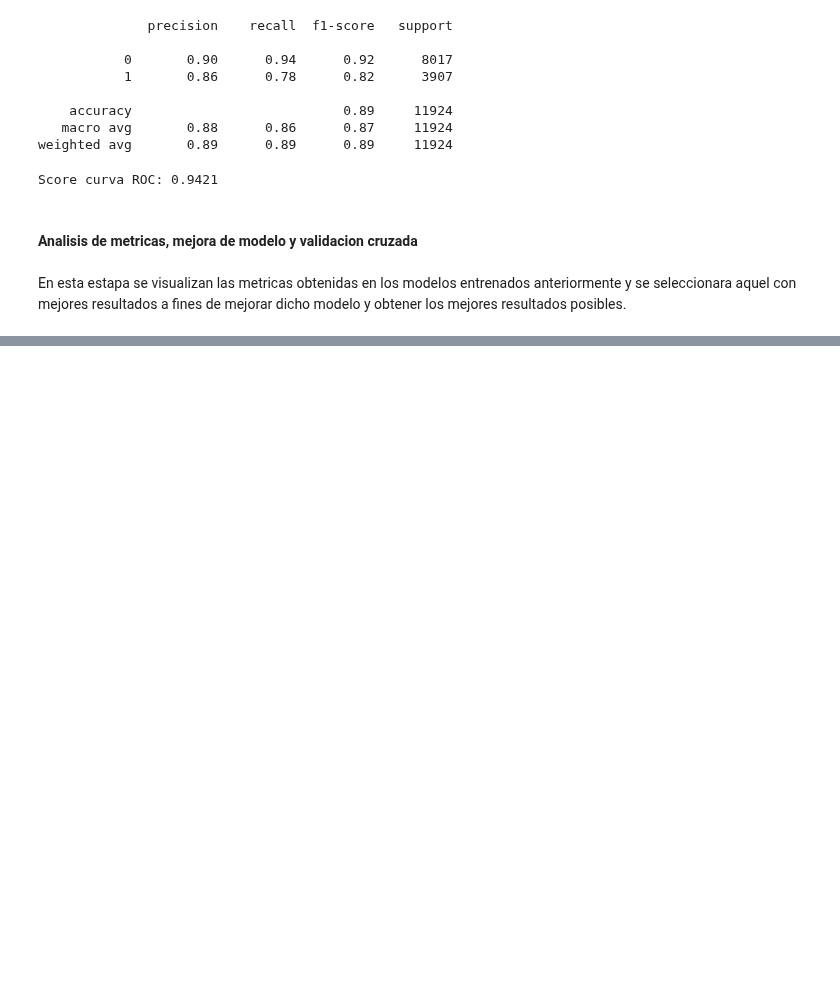
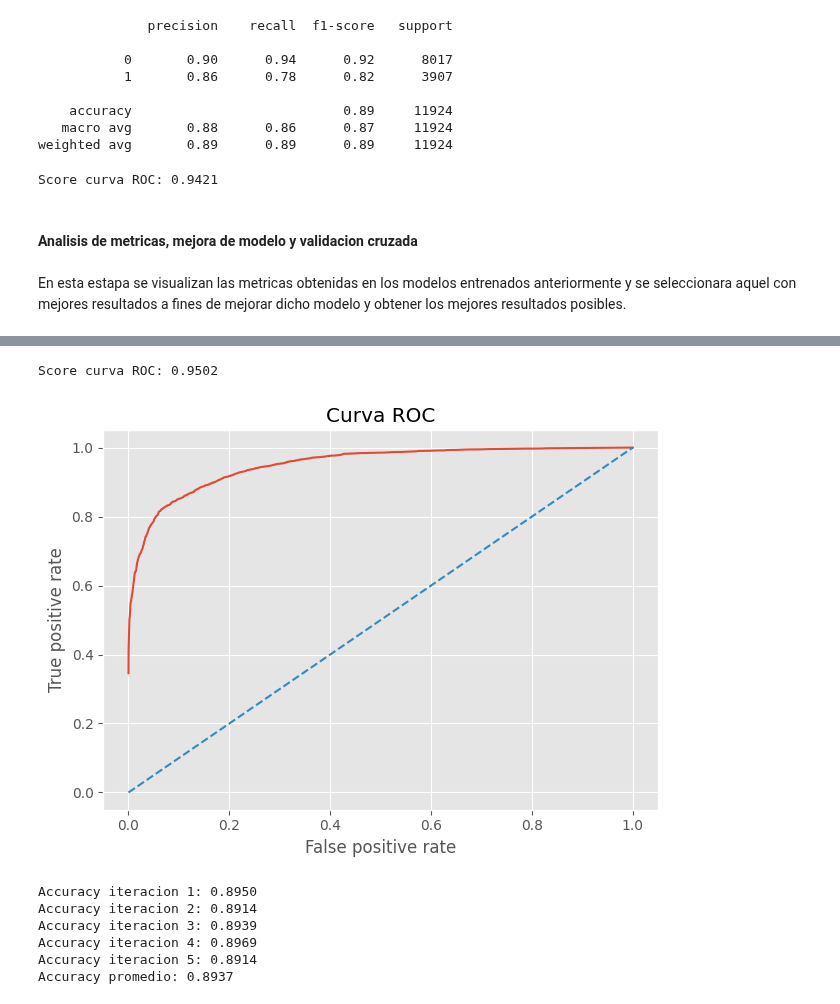
Before and after one commit to arielRas/CoderHouseDataScience-ProyectoFinal, a Jupyter notebook: Model.ipynb, the cells around one changed output, grey strips where cells are left out. Cells and saved outputs as stored; diff of their text form; code cells hidden in the pictures; blank space fills up the shorter version.

```diff
--- a/Model.ipynb
+++ b/Model.ipynb
@@ -489,0 +489,16 @@ pd.DataFrame(metrics_list)
+# %%
+#INSTANCIA Y ENTRENAMIENTO DEL MODELO
+model = RandomForestClassifier( max_depth=30,
+                                criterion='gini',
+                                n_estimators=300,
+                                min_samples_leaf=1,
+                                min_samples_split=5,
+                                bootstrap=False,
+                                random_state=42)
+model.fit(X_train, y_train)
+
+#PREDICCION
+y_pred = model.predict(X_test)
+
+#REPORTE DE METRICAS
+print(classification_report(y_test, y_pred))
@@ -489,0 +514,45 @@ pd.DataFrame(metrics_list)
+# %%
+#CURVA ROC
+y_prob = model.predict_proba(X_test)[:,1]
+print(f'Score curva ROC: {roc_auc_score(y_test, y_prob):.4f}')
+Metrics.plot_roc_curve(y_test, y_prob)
+# %% [output]
+Score curva ROC: 0.9502
+[figure, added]
+# %%
+#VALIDACION CRUZADA
+from sklearn.model_selection import StratifiedKFold
+
+#SE INSTANCIA MODELO DE VALIDACION CRUZADA
+skf = StratifiedKFold(n_splits=5, shuffle=True, random_state=42)
+
+#DIVICION DE DE DATOS PARA ITERACIONES
+train_test = list(skf.split(x,y))
+
+#LISTA PARA GUARDAR METRICAS
+accuracies = []
+
+#EJECUCION DE LA LOGICA DE MODELO
+for k in range(skf.get_n_splits(x,y)):
+    #Separacion de datos para train y test
+    train, test = train_test[k]
+    X_train, y_train, X_test, y_test = x.iloc[train], y.iloc[train], x.iloc[test], y.iloc[test]
+
+    #Entrenamiento y prediccion
+    model.fit(X_train, y_train)
+    y_pred = model.predict(X_test)
+
+    #Guardado de resultados
+    accuracy = accuracy_score(y_test, y_pred)
+    accuracies.append(accuracy)
+    print(f'Accuracy iteracion {k+1}: {accuracy:.4f}')
+
+#PROMEDIO DE ACCURACY
+print(f'Accuracy promedio: {np.array(accuracies).mean():.4f}')
+# %% [output]
+Accuracy iteracion 1: 0.8950
+Accuracy iteracion 2: 0.8914
+Accuracy iteracion 3: 0.8939
+Accuracy iteracion 4: 0.8969
+Accuracy iteracion 5: 0.8914
+Accuracy promedio: 0.8937
```
Also changed, not shown: parts of 12 cells of this notebook.
